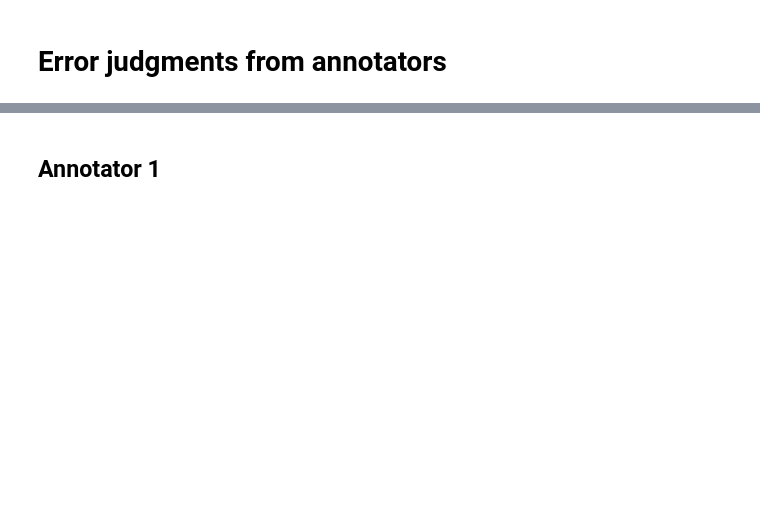
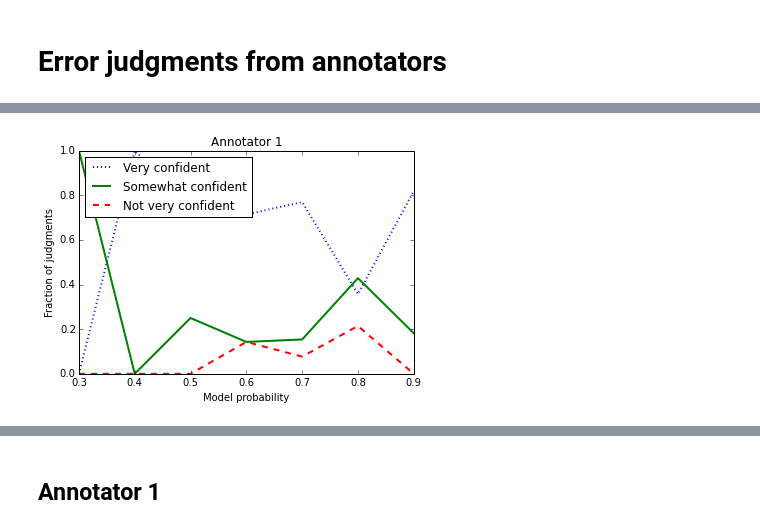
Before and after one commit to ndronen/modeling, a Jupyter notebook: notebooks/ConvnetAnalysis.ipynb, the cells around one changed output, grey strips where cells are left out. Drawn from its saved outputs; the diff is of its cells as text; code cells hidden in the pictures; blank space fills up the shorter version.

```diff
--- a/notebooks/ConvnetAnalysis.ipynb
+++ b/notebooks/ConvnetAnalysis.ipynb
@@ -34,2 +110,3 @@ target_data = json.load(open('data/prepositions-all-new-target-data.json'))
 # %%
-m20m = load_model(model_dir_20m, input_file='data/prepositions-all-new-test.h5')
+model_id = '20a7a6b088ee11e5b2b374d435ed6f3a'
+prefix = 'prepositions-all-new-test'
@@ -45,0 +120,15 @@ preds = np.argmax(probs, axis=1)
+# %%
+# Load model configuration (i.e. hyperparameters and other settings).
+model_json_file = prefix + 'cfg.json'
+model_json = json.load(open(cfg_file))
+model_cfg = modeling.utils.ModelConfig(**model_json)
+# %%
+# Load target data or metadata (e.g. mapping between numeric target variable and preposition).
+target_data = json.load(open('data/preposition/prepositions-all-new-target-data.json'))
+target_data_file = 'prepositions-all-new-target-data.json'
+target_data = json.load(open(target_data_file))
+# %%
+# Load targets (multiclass, binary), examples (e.g. windows around a preposition, the entire sentence),
+# and other data about the inputs (e.g. the length of each sentence).
+data_file = prefix + '.h5'
+model_data = modeling.utils.load_all_model_data(data_file, model_cfg)
@@ -138,0 +532,65 @@ def merge_ground_truth_and_judgments(annotator_df, annotator_id, metadata, preds
+# %%
+def plot_model_probabilities_conditioned_on_annotator_confidence():
+    from collections import defaultdict
+
+    df, _ = build_annotators_df()
+    bins = np.linspace(0, 1, 9)
+
+    conf_levels = df.confidence[df['confidence'].notnull()].unique()
+
+    linestyles = [next(linestyle) for c in conf_levels]
+
+    for annotator_id in [1, 2, 3]:
+        # Get a data frame for just this annotator.
+        annotator_df = df[df.annotator_id == annotator_id]
+
+        # Get a data frame for the model itself.
+        model_df = df[df.annotator_id == model_annotator_id].copy()
+
+        # Retain only those rows in the model data frame for which the
+        # given annotator provided a judgment.
+        model_df = model_df[model_df.sent_id.isin(annotator_df.sent_id)]
+
+        # Sort both data frames.
+        annotator_df.sort('sent_id', inplace=True)
+        model_df.sort('sent_id', inplace=True)
+
+        # Copy the annotator's confidence to the model data frame.
+        model_df.confidence = annotator_df.confidence
+
+        # Iterate over the probability space in steps of 0.1.
+        min_prob = model_df.probability.min()
+        start_prob = 0.1 + int(min_prob / 0.1) * 0.1
+        probs = np.arange(start_prob, 1.0, 0.1)
+
+        fractions = defaultdict(list)
+
+        for prob in probs:
+            # Take the subset of model_df that falls in this range.
+            model_prob_df = model_df[(model_df.probability > prob - 0.1) & (model_df.probability <= prob)]
+
+            counts = np.zeros_like(conf_levels)
+
+            for i, conf_level in enumerate(conf_levels):
+                count = len(model_prob_df[model_prob_df.confidence == conf_level])
+                counts[i] = count
+
+            if counts.sum() > 0:
+                normalized = counts / float(counts.sum())
+            else:
+                normalized = np.zeros_like(counts)
+
+            for i, conf_level in enumerate(conf_levels):
+                fractions[conf_level].append(normalized[i])
+
+        plt.figure()
+        for i, conf_level in enumerate(conf_levels):
+            plt.plot(probs, fractions[conf_level], label=conf_level, ls=linestyles[i], linewidth=2)
+        plt.xlabel('Model probability')
+        plt.ylabel('Fraction of judgments')
+        plt.title('Annotator ' + str(annotator_id))
+        plt.legend(loc='upper left')
+
+plot_model_probabilities_conditioned_on_annotator_confidence()
+# %% [output]
+[figure, added]
```
Also changed, not shown: parts of 85 cells of this notebook.
